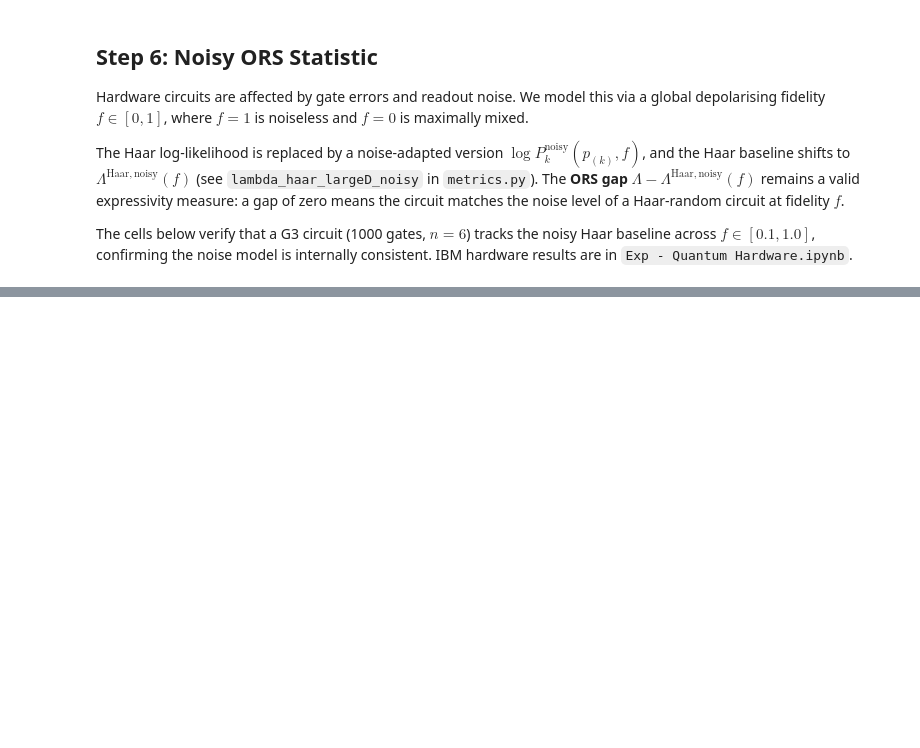
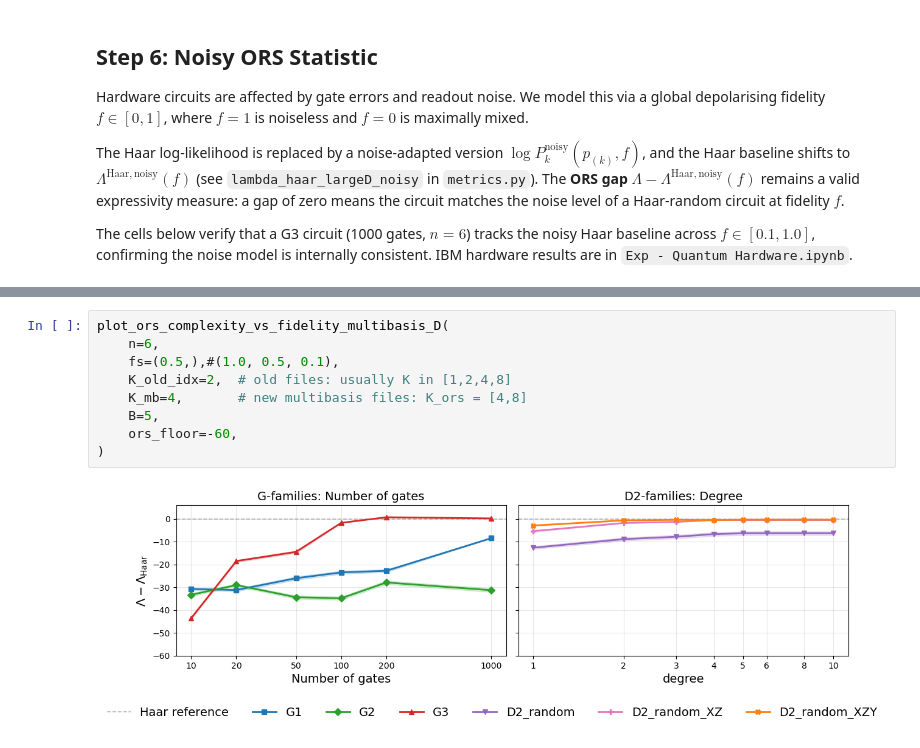
Before and after one commit to laiadc/order_statistics, a Jupyter notebook: Exp1 - ORS-KL comparison.ipynb, the cells around one changed output, grey strips where cells are left out. Drawn from its saved outputs; the diff is of its cells as text; blank space fills up the shorter version.

```diff
--- a/Exp1 - ORS-KL comparison.ipynb
+++ b/Exp1 - ORS-KL comparison.ipynb
@@ -726,0 +932,11 @@ plot_ors_complexity_vs_fidelity(n=20, fs=(1.0, 0.5, 0.1), K_idx=3, ors_floor = -
+# %%
+plot_ors_complexity_vs_fidelity_multibasis_D(
+    n=6,
+    fs=(0.5,),#(1.0, 0.5, 0.1),
+    K_old_idx=2,  # old files: usually K in [1,2,4,8]
+    K_mb=4,       # new multibasis files: K_ors = [4,8]
+    B=5,
+    ors_floor=-60,
+)
+# %% [output]
+[figure, added]
```
Also changed, not shown: parts of 18 cells of this notebook, 31 other files.
